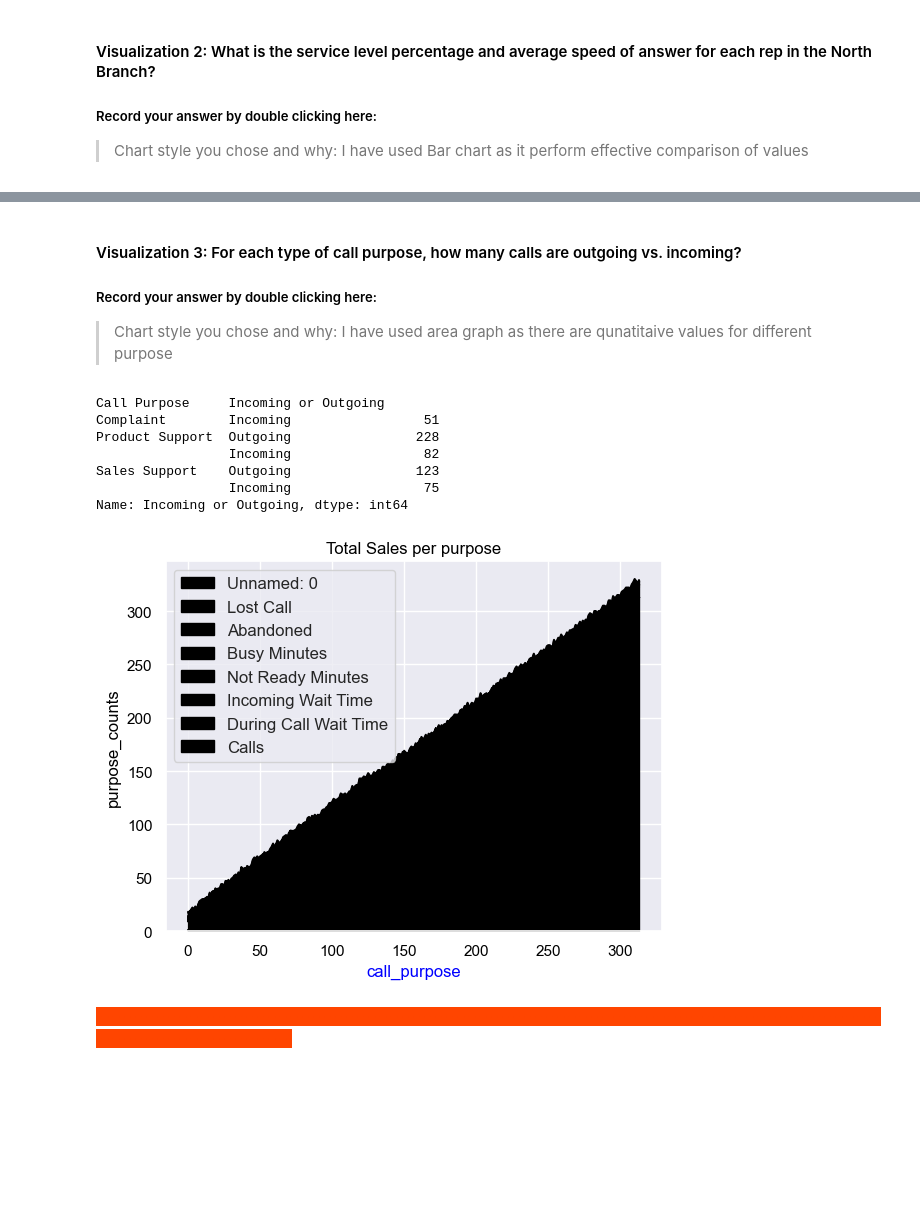
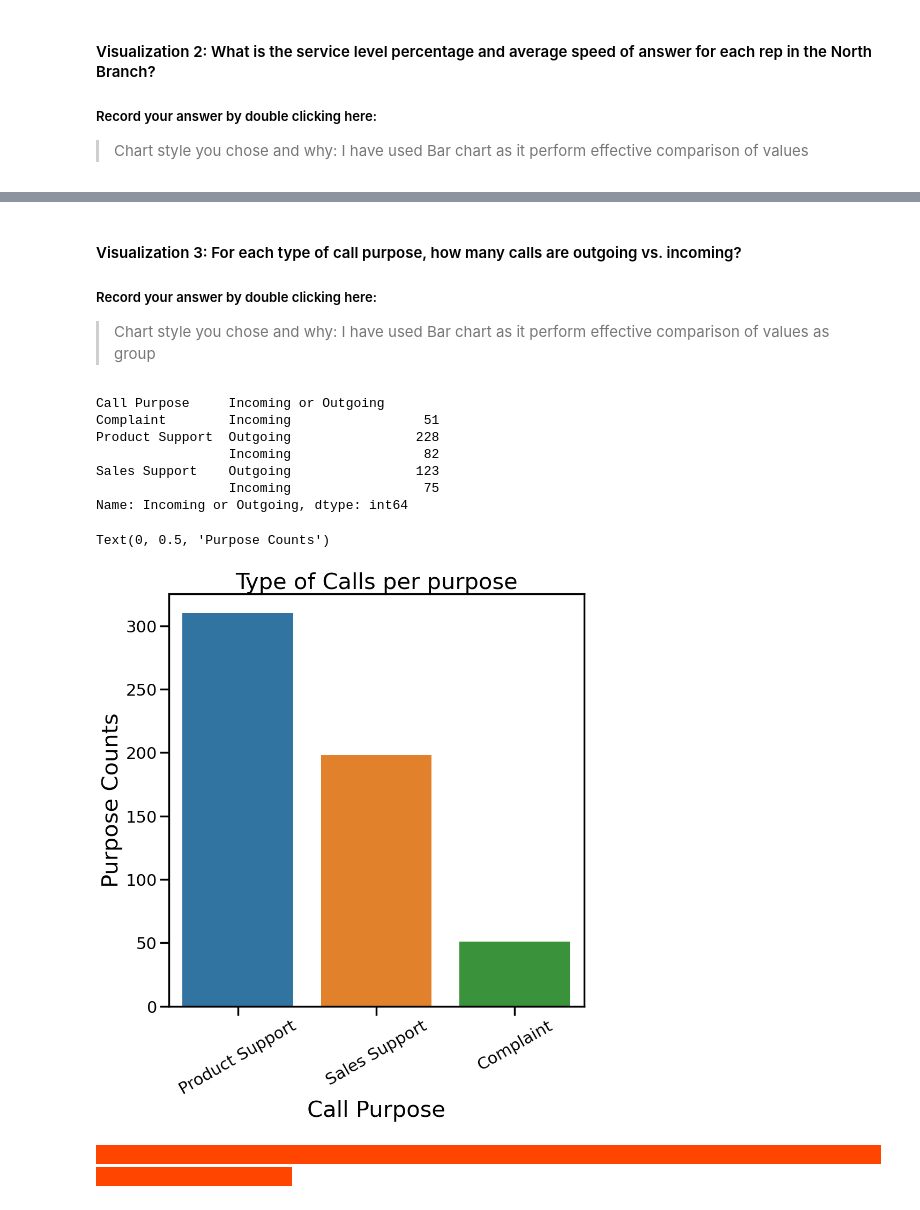
Before and after one commit to KeerthanaMadhesh/call-center-cleanup-assignment, a Jupyter notebook: Call_Center_Cleanup.ipynb, the cells around one changed output, grey strips where cells are left out. Saved outputs shown, nothing was run; the diff lists cells and outputs as text; code cells hidden in the pictures; blank space fills up the shorter version.

```diff
--- a/Call_Center_Cleanup.ipynb
+++ b/Call_Center_Cleanup.ipynb
@@ -556,40 +556,40 @@ plt.show()
 #### Visualization 3: For each type of call purpose, how many calls are outgoing vs. incoming?
 ##### Record your answer by double clicking here:
 
-> Chart style you chose and why: I have used area graph as there are qunatitaive values for different purpose
+> Chart style you chose and why: I have used Bar chart as it perform effective comparison of values as group
 # %%
 # Create visualization 3 here:
 # The three dictionaries, complaints, sales_support, and product_support, have the information you need
 
 purpose_group = df.groupby("Call Purpose")
 call_purpose = ["Complaint", "Product Support", "Sales Support"]
 purpose_counts = purpose_group["Incoming or Outgoing"].value_counts()
 print(purpose_counts)
 
 complaints = purpose_counts["Complaint"].to_dict()
 sales_support = purpose_counts["Sales Support"].to_dict()
 product_support = purpose_counts["Product Support"].to_dict()
 
 #Your Code Here:
-
-df.plot(kind = 'area', stacked = True, color = 'black')
-plt.title('Total Sales per purpose',color = 'black')
-plt.xlabel('call_purpose',color = 'blue')
-plt.ylabel('purpose_counts',color = 'black')
-plt.legend(fontsize = 12)
-plt.xticks(color = 'black')
-plt.yticks(color = 'black')
-
-plt.show()
+df['Call Purpose'].value_counts().head(10)
+sb.set_context("poster")
+calls_count = df.groupby('Call Purpose')['Incoming or Outgoing'].count().reset_index().sort_values('Incoming or Outgoing', ascending=False).head(10).set_index('Call Purpose', )
+plt.figure(figsize=(10,10))
+ax = sb.barplot(x=calls_count.index, y = calls_count['Incoming or Outgoing'], palette='tab10', orient = 'v')
+ax.tick_params(axis='x',rotation=30)
+ax.set_title("Type of Calls per purpose", size = 30)
+ax.set_xlabel("Call Purpose", size = 30)
+ax.set_ylabel('Purpose Counts', size = 30)
 # %% [output]
 Call Purpose     Incoming or Outgoing
 Complaint        Incoming                 51
 Product Support  Outgoing                228
                  Incoming                 82
 Sales Support    Outgoing                123
                  Incoming                 75
 Name: Incoming or Outgoing, dtype: int64
+Text(0, 0.5, 'Purpose Counts')
-[figure, old version]
+[figure, new version]
 # %% [markdown]
 <span style="background-color:orangered; color:orangered;">- - - - - - - - - - - - - - - - - - - - - - - - - - - - - - - - - - - - - - - - - - - - - - - - - - - - - - - - - - - - - - - - - - - - - - - - - - - - - - - - - - - - - - - - -</span>
 # %% [markdown]
```
Also changed, not shown: parts of 4 cells of this notebook.
